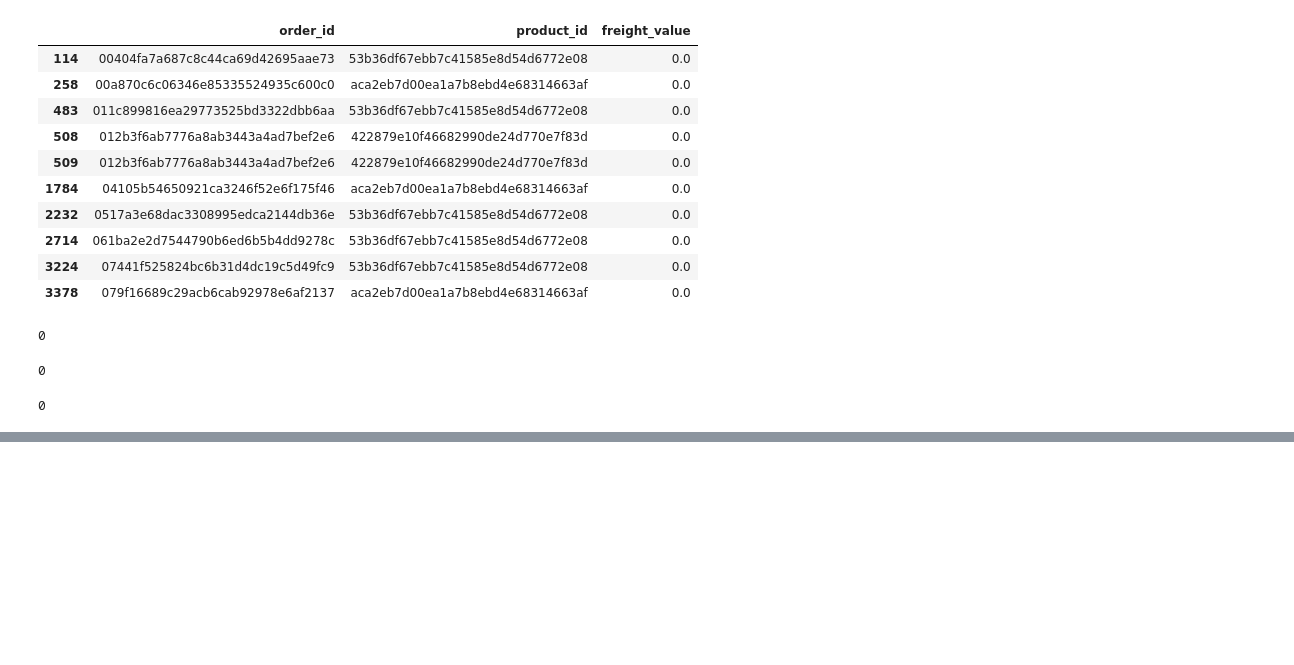
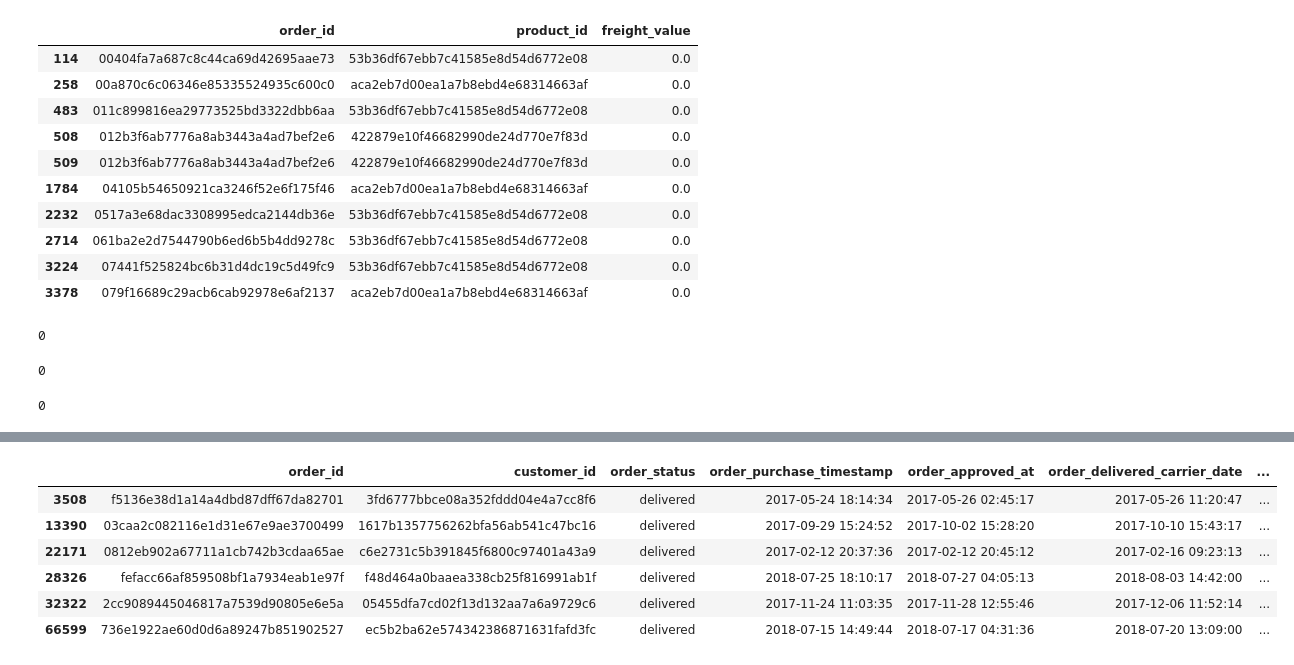
Before and after one commit to arsalanwani/Olist-python-data-analytics, a Jupyter notebook: notebooks/Data_understanding.ipynb, the cells around one changed output, grey strips where cells are left out. Saved outputs shown, nothing was run; the diff lists cells and outputs as text; code cells hidden in the pictures; blank space fills up the shorter version.

```diff
--- a/notebooks/Data_understanding.ipynb
+++ b/notebooks/Data_understanding.ipynb
@@ -1039,0 +1153,10 @@ order_items[~order_items["order_id"].isin(orders["order_id"])].shape[0]
+# %%
+orders[orders["order_id"].isin(payments[payments["payment_value"]>5000]["order_id"])]
+# %% [output]
+|  | order_id | customer_id | order_status | order_purchase_timestamp | order_approved_at | order_delivered_carrier_date | ... |
+| 3508 | f5136e38d1a14a4dbd87dff67da82701 | 3fd6777bbce08a352fddd04e4a7cc8f6 | delivered | 2017-05-24 18:14:34 | 2017-05-26 02:45:17 | 2017-05-26 11:20:47 | ... |
+| 13390 | 03caa2c082116e1d31e67e9ae3700499 | 1617b1357756262bfa56ab541c47bc16 | delivered | 2017-09-29 15:24:52 | 2017-10-02 15:28:20 | 2017-10-10 15:43:17 | ... |
+| 22171 | 0812eb902a67711a1cb742b3cdaa65ae | c6e2731c5b391845f6800c97401a43a9 | delivered | 2017-02-12 20:37:36 | 2017-02-12 20:45:12 | 2017-02-16 09:23:13 | ... |
+| 28326 | fefacc66af859508bf1a7934eab1e97f | f48d464a0baaea338cb25f816991ab1f | delivered | 2018-07-25 18:10:17 | 2018-07-27 04:05:13 | 2018-08-03 14:42:00 | ... |
+| 32322 | 2cc9089445046817a7539d90805e6e5a | 05455dfa7cd02f13d132aa7a6a9729c6 | delivered | 2017-11-24 11:03:35 | 2017-11-28 12:55:46 | 2017-12-06 11:52:14 | ... |
+| 66599 | 736e1922ae60d0d6a89247b851902527 | ec5b2ba62e574342386871631fafd3fc | delivered | 2018-07-15 14:49:44 | 2018-07-17 04:31:36 | 2018-07-20 13:09:00 | ... |
```
Also changed, not shown: parts of 22 cells of this notebook.
